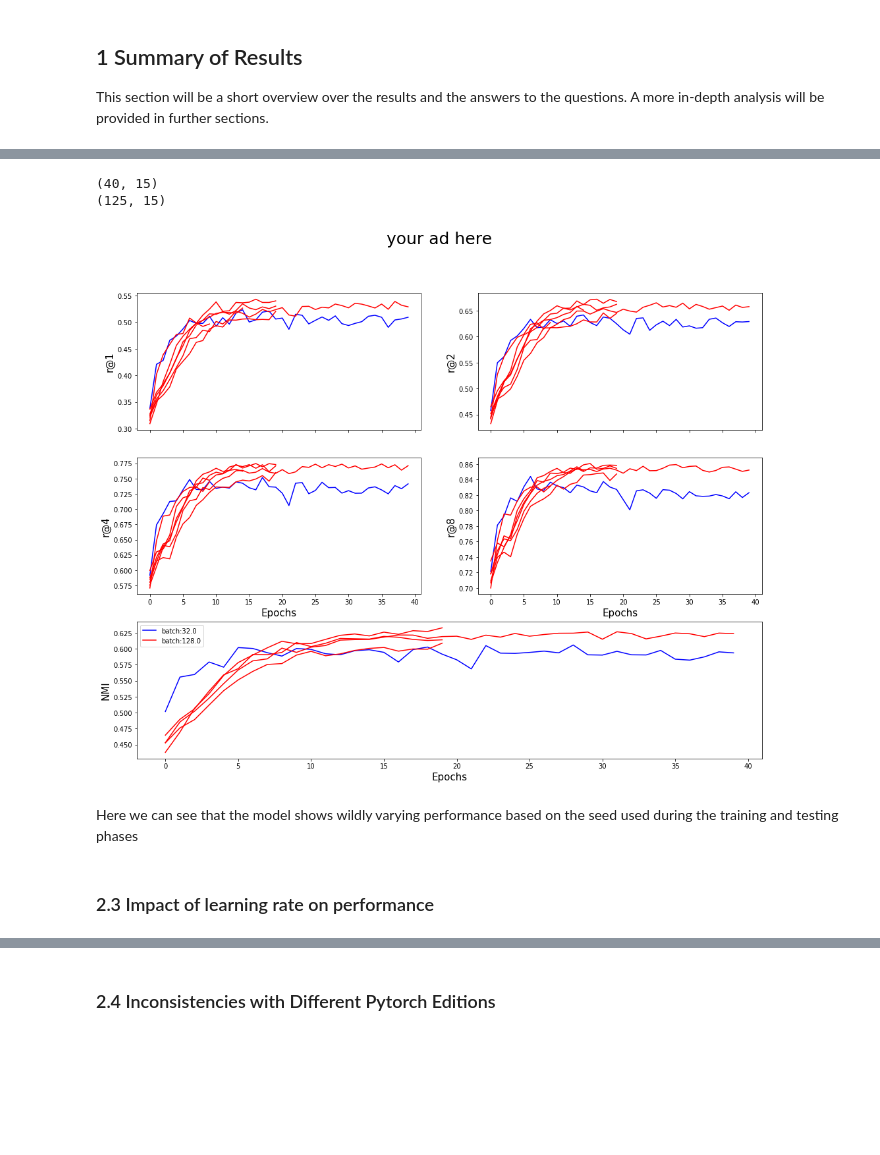
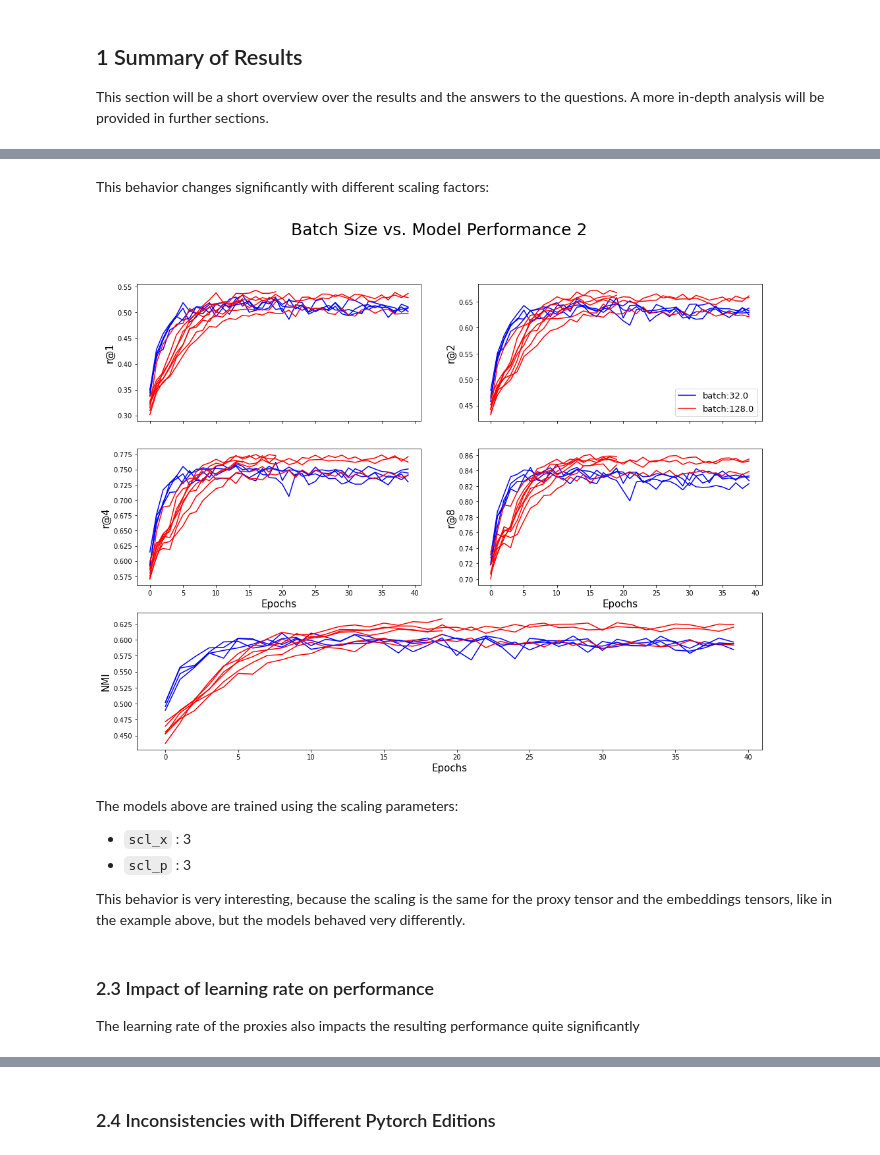
Before and after one commit to jillerhaus/Proxy-NCA, a Jupyter notebook: Analyze.ipynb, the cells around one changed output, grey strips where cells are left out. Saved outputs shown, nothing was run; the diff lists cells and outputs as text; code cells hidden in the pictures; blank space fills up the shorter version.

Commit message:
overhauled analyze.ipynb, train.ipynb, added moon.yml and moon1.yml

```diff
--- a/Analyze.ipynb
+++ b/Analyze.ipynb
@@ -112,6 +138,7 @@ def plot_df(data, labels = 'all', title = 'your ad here', colors = 'all'):
             lbls['lr'] = f'lr:{df.lr.unique()[0]}'
             lbls['ed'] = f'ed:{df.edition.unique()[0]}'
             lbls['batch'] = f'batch:{df.batch.unique()[0]}'
+            lbls['version'] = f'Torch version:{df["torch version"].unique()[0]}'
             if type(labels) == str:
                 if labels in lbls.keys():
                     lbl = lbls[labels]
@@ -138,7 +165,7 @@ def plot_df(data, labels = 'all', title = 'your ad here', colors = 'all'):
     plt.setp(f_ax1.get_xticklabels(), visible=False)
     handles, labels = plt.gca().get_legend_handles_labels()
     by_label = dict(zip(labels, handles))
-    plt.legend(by_label.values(), by_label.keys())
+    f_ax2.legend(by_label.values(), by_label.keys(), fontsize = 13)
     plt.show()
 # %%
 food_df = pd.read_csv('food-results.csv')
@@ -171,17 +214,22 @@ plot_df([batch_df,batch_df1], labels = 'batch', colors = ['b','r'])
+# %% [markdown]
+This behavior changes significantly with different scaling factors:
 # %%
 batch_df = cub_df[(cub_df.scl_x ==3) & (cub_df.scl_p == 3) & (cub_df.lr == 1) &
        (cub_df.batch == 32)]
 batch_df1 = cub_df[(cub_df.scl_x ==3) & (cub_df.scl_p == 3) & (cub_df.lr == 1) &
        (cub_df.batch == 128) & (cub_df['torch version'] == '1.1.0')]
-print(batch_df.shape)
-print(batch_df1.shape)
-plot_df([batch_df,batch_df1], labels = 'batch', colors = ['b','r'])
+plot_df([batch_df,batch_df1], labels = 'batch', colors = ['b','r'], title = 'Batch Size vs. Model Performance 2')
 # %% [output]
-(40, 15)
-(125, 15)
-[figure, old version]
+[figure, new version]
-# %% [markdown]
-Here we can see that the model shows wildly varying performance based on the seed used during the training and testing phases
+# %% [markdown]
+The models above are trained using the scaling parameters:
+
+* `scl_x` : 3
+* `scl_p` : 3
+
+This behavior is very interesting, because the scaling is the same for the proxy tensor and the embeddings tensors, like in the example above, but the models behaved very differently.
 # %% [markdown]
 ### 2.3 Impact of learning rate on performance
+
+The learning rate of the proxies also impacts the resulting performance quite significantly
 # %%
```
Also changed, not shown: parts of 33 cells of this notebook, 32 other files.
